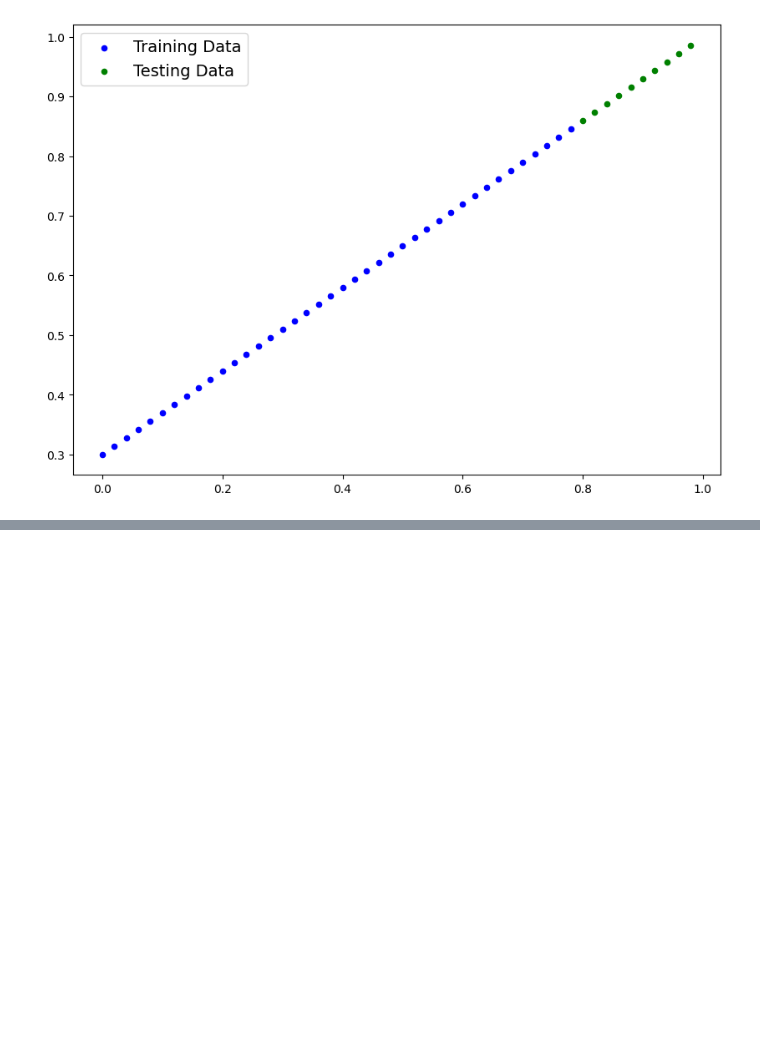
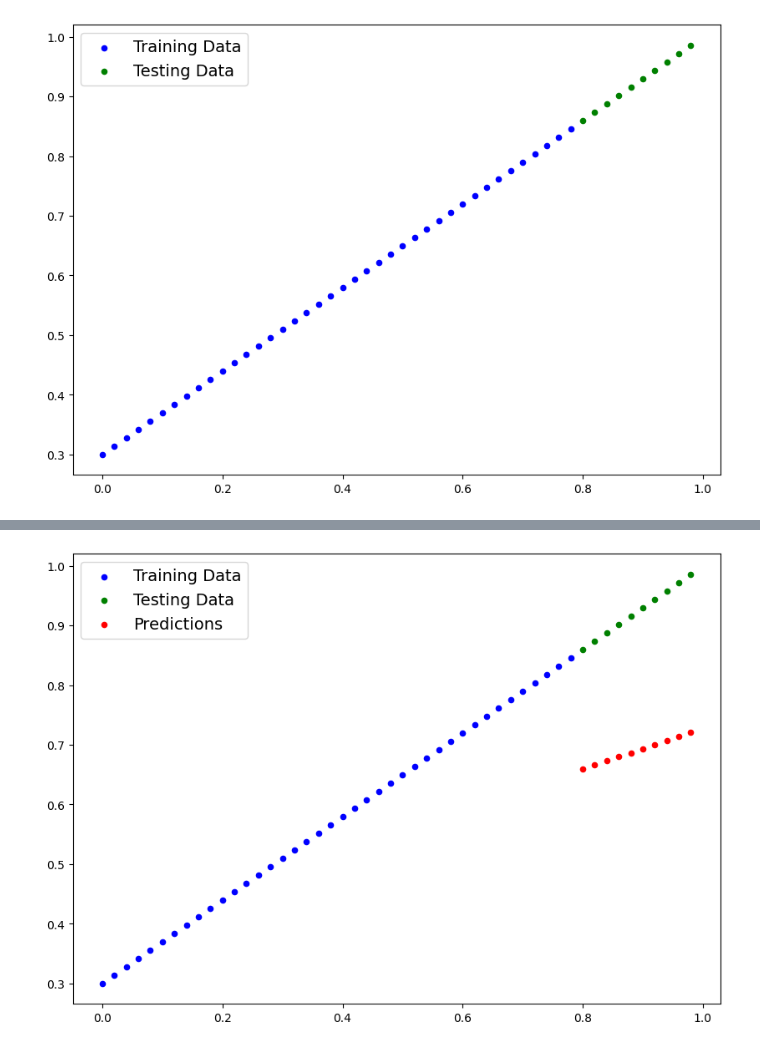
Before and after one commit to S4nfs/Algolisa, a Jupyter notebook: ML/WithPython/2_Model_Building&Training.ipynb, the cells around one changed output, grey strips where cells are left out. Drawn from its saved outputs; the diff is of its cells as text; code cells hidden in the pictures; blank space fills up the shorter version.

```diff
--- a/ML/WithPython/2_Model_Building&Training.ipynb
+++ b/ML/WithPython/2_Model_Building&Training.ipynb
@@ -144,7 +144,7 @@ plot_prediction()
 #   1. Gradient descent
 #   2. Backpropagation
 
-class LinearRegressionModel(nn.module):
+class LinearRegressionModel(nn.Module):
     def __init__(self):
         super().__init__()
 
@@ -152,9 +152,9 @@ class LinearRegressionModel(nn.module):
         self.weights = nn.Parameter(torch.randn(1, requires_grad=True, dtype=torch.float))
         self.bias = nn.Parameter(torch.rand(1, requires_grad=True, dtype=torch.float))
 
-        # Forward() method to define the computation in the model
-        def forward(self, x: torch.Tensor) -> torch.Tensor: # x = input data
-            return self.weights * x + self.bias # linear regression
+    # Forward() method to define the computation in the model
+    def forward(self, x: torch.Tensor) -> torch.Tensor: # x = input data
+        return self.weights * x + self.bias # linear regression
 
 ### pytorch model building essentials
 # *torch.nn - contain all the building blocks for computational graphs (or NN)
@@ -176,0 +180,10 @@ list(model_0.paramaters())
+# %%
+# Making prediction using `torch.inference_mode()`
+with torch.inference_mode():
+    y_preds = model_0(X_test)
+
+# Or can do similar with
+# with torch.no_grad():
+#     y_preds = model_0(X_test)
+
+y_preds
@@ -176,0 +201,4 @@ list(model_0.paramaters())
+# %%
+plot_prediction(predictions=y_preds)
+# %% [output]
+[figure, added]
```
Also changed, not shown: parts of 8 cells of this notebook.
